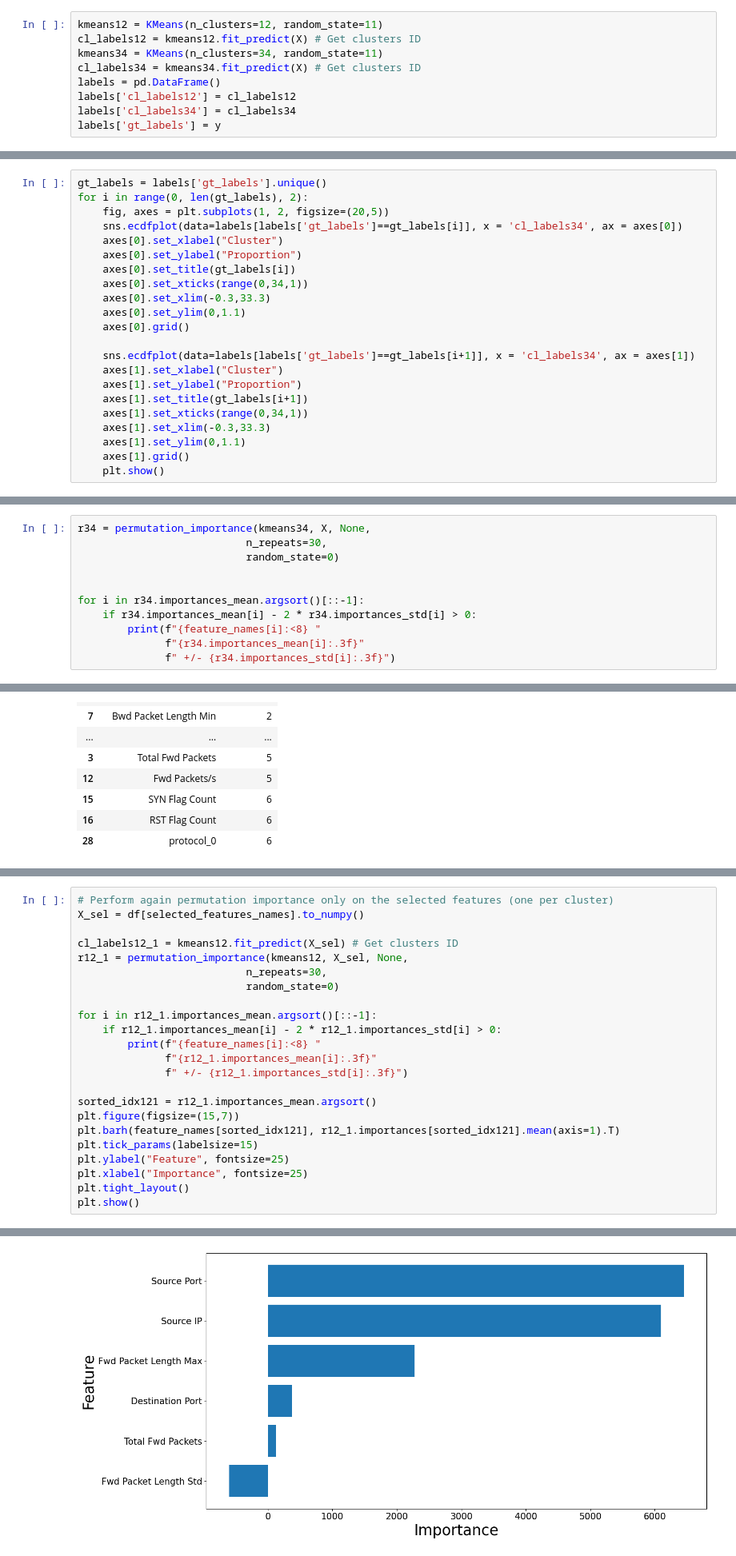
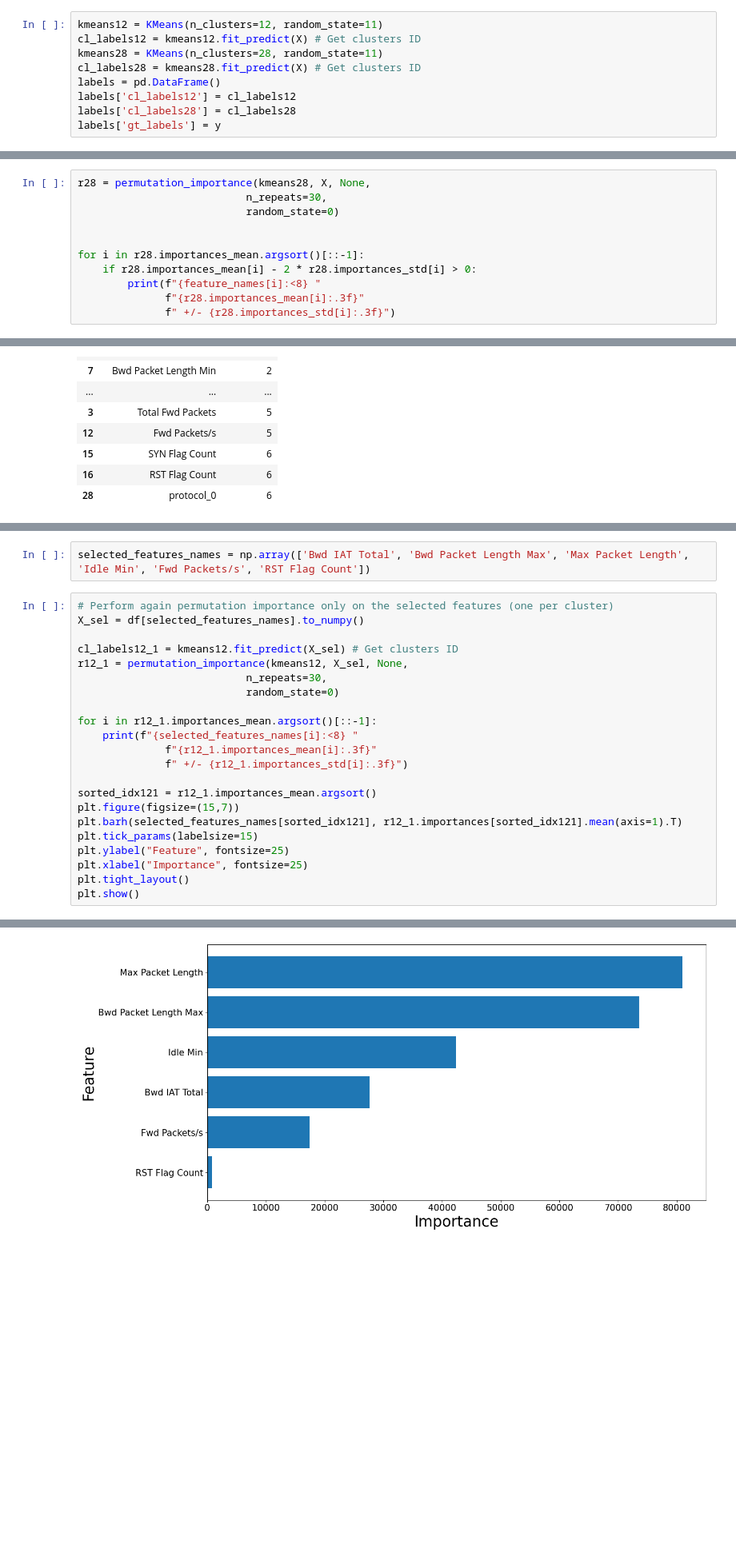
Before and after one commit to iochia02/ML4N_project, a Jupyter notebook: Code/5-cluster_analysis.ipynb, the cells around one changed output, grey strips where cells are left out. Shown at 80% size. Cells and saved outputs as stored; diff of their text form; blank space fills up the shorter version.

Commit message:
Typos correction, nicer graphs and reproducible results part 4, updated part 5 on new results, more detailed readme

```diff
--- a/Code/5-cluster_analysis.ipynb
+++ b/Code/5-cluster_analysis.ipynb
@@ -53,9 +52,9 @@ To better understand how different classes are split among clusters, we plot the
 # %%
 kmeans12 = KMeans(n_clusters=12, random_state=11)
 cl_labels12 = kmeans12.fit_predict(X) # Get clusters ID
-kmeans34 = KMeans(n_clusters=34, random_state=11)
-cl_labels34 = kmeans34.fit_predict(X) # Get clusters ID
+kmeans28 = KMeans(n_clusters=28, random_state=11)
+cl_labels28 = kmeans28.fit_predict(X) # Get clusters ID
 labels = pd.DataFrame()
 labels['cl_labels12'] = cl_labels12
-labels['cl_labels34'] = cl_labels34
+labels['cl_labels28'] = cl_labels28
 labels['gt_labels'] = y
@@ -131,22 +276,0 @@ plt.show()
-# %%
-gt_labels = labels['gt_labels'].unique()
-for i in range(0, len(gt_labels), 2):
-    fig, axes = plt.subplots(1, 2, figsize=(20,5))
-    sns.ecdfplot(data=labels[labels['gt_labels']==gt_labels[i]], x = 'cl_labels34', ax = axes[0])
-    axes[0].set_xlabel("Cluster")
-    axes[0].set_ylabel("Proportion")
-    axes[0].set_title(gt_labels[i])
-    axes[0].set_xticks(range(0,34,1))
-    axes[0].set_xlim(-0.3,33.3)
-    axes[0].set_ylim(0,1.1)
-    axes[0].grid()
-
-    sns.ecdfplot(data=labels[labels['gt_labels']==gt_labels[i+1]], x = 'cl_labels34', ax = axes[1])
-    axes[1].set_xlabel("Cluster")
-    axes[1].set_ylabel("Proportion")
-    axes[1].set_title(gt_labels[i+1])
-    axes[1].set_xticks(range(0,34,1))
-    axes[1].set_xlim(-0.3,33.3)
-    axes[1].set_ylim(0,1.1)
-    axes[1].grid()
-    plt.show()
@@ -215,14 +332,14 @@ SYN Flag Count 2936.355 +/- 139.231
 Active Min 1981.966 +/- 71.673
 Fwd IAT Min 925.631 +/- 48.435
 # %%
-r34 = permutation_importance(kmeans34, X, None,
+r28 = permutation_importance(kmeans28, X, None,
                            n_repeats=30,
                            random_state=0)
 
 
-for i in r34.importances_mean.argsort()[::-1]:
-    if r34.importances_mean[i] - 2 * r34.importances_std[i] > 0:
+for i in r28.importances_mean.argsort()[::-1]:
+    if r28.importances_mean[i] - 2 * r28.importances_std[i] > 0:
         print(f"{feature_names[i]:<8} "
-              f"{r34.importances_mean[i]:.3f}"
-              f" +/- {r34.importances_std[i]:.3f}")
+              f"{r28.importances_mean[i]:.3f}"
+              f" +/- {r28.importances_std[i]:.3f}")
 # %% [output]
@@ -331,3 +449,5 @@ We can notice that the first two most important features found above are cluster
+# %%
+selected_features_names = np.array(['Bwd IAT Total', 'Bwd Packet Length Max', 'Max Packet Length', 'Idle Min', 'Fwd Packets/s', 'RST Flag Count'])
 # %%
 # Perform again permutation importance only on the selected features (one per cluster)
 X_sel = df[selected_features_names].to_numpy()
@@ -338,14 +458,13 @@ r12_1 = permutation_importance(kmeans12, X_sel, None,
                            random_state=0)
 
 for i in r12_1.importances_mean.argsort()[::-1]:
-    if r12_1.importances_mean[i] - 2 * r12_1.importances_std[i] > 0:
-        print(f"{feature_names[i]:<8} "
+    print(f"{selected_features_names[i]:<8} "
               f"{r12_1.importances_mean[i]:.3f}"
               f" +/- {r12_1.importances_std[i]:.3f}")
 
 sorted_idx121 = r12_1.importances_mean.argsort()
 plt.figure(figsize=(15,7))
-plt.barh(feature_names[sorted_idx121], r12_1.importances[sorted_idx121].mean(axis=1).T)
+plt.barh(selected_features_names[sorted_idx121], r12_1.importances[sorted_idx121].mean(axis=1).T)
 plt.tick_params(labelsize=15)
 plt.ylabel("Feature", fontsize=25)
 plt.xlabel("Importance", fontsize=25)
@@ -360,4 +480,4 @@ Total Fwd Packets 126.543 +/- 38.234
-[figure, old version]
+[figure, new version]
 # %%
 # Perform again permutation importance only on the selected features (one per cluster)
 X_sel = df[selected_features_names].to_numpy()
```
Also changed, not shown: parts of 36 cells of this notebook, 5 other files.
